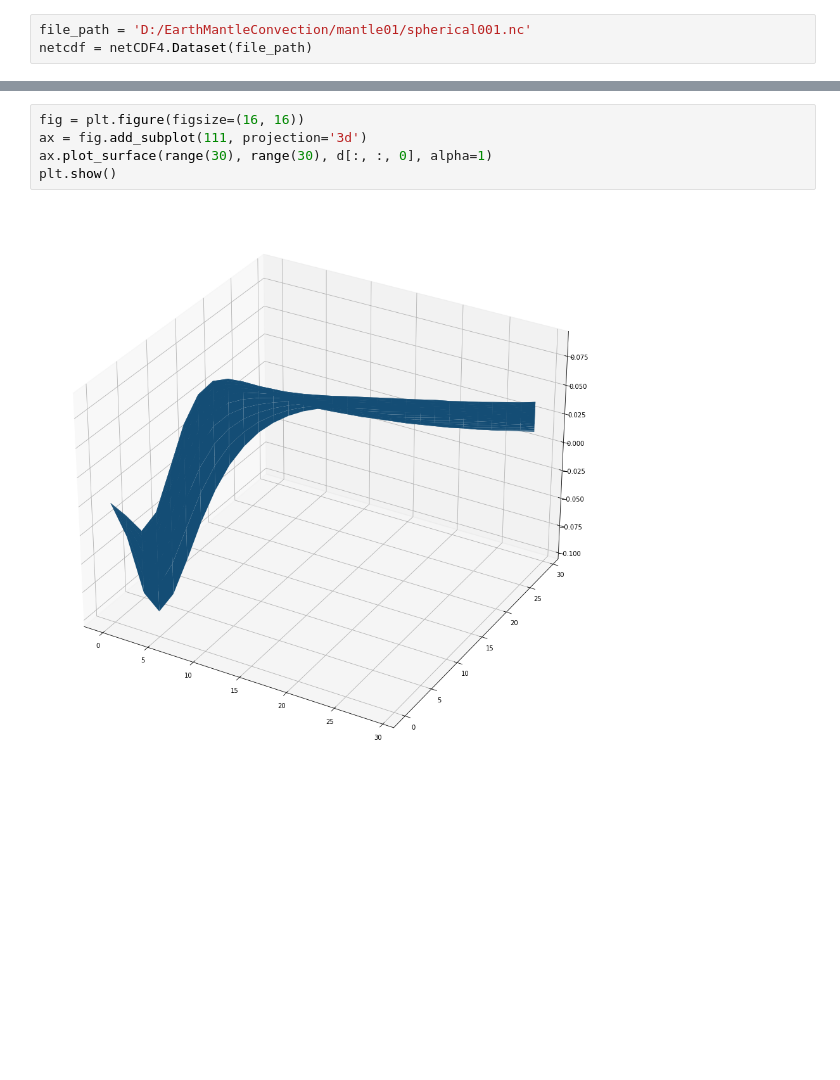
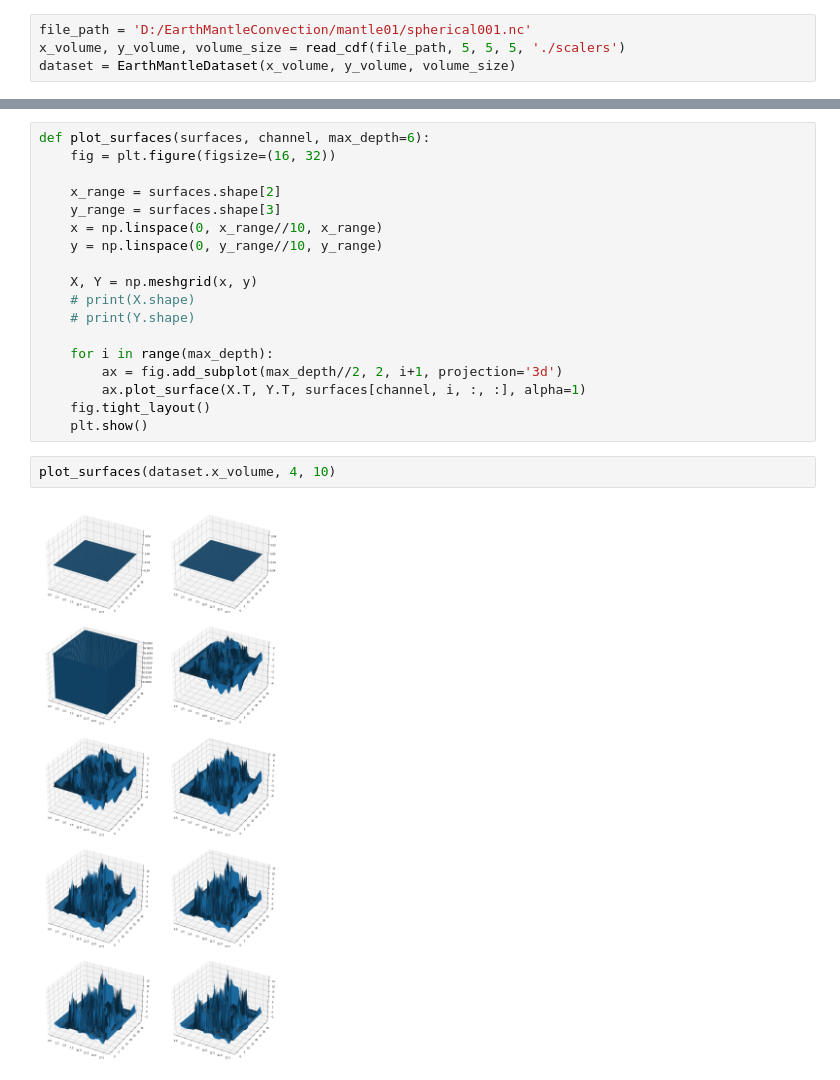
Before and after one commit to saraitne11/EarthMantleConvection, a Jupyter notebook: plot3d.ipynb, the cells around one changed output, grey strips where cells are left out. Cells and saved outputs as stored; diff of their text form; blank space fills up the shorter version.

```diff
--- a/plot3d.ipynb
+++ b/plot3d.ipynb
@@ -5,4 +7,5 @@ import matplotlib.pyplot as plt
 # %%
 file_path = 'D:/EarthMantleConvection/mantle01/spherical001.nc'
-netcdf = netCDF4.Dataset(file_path)
+x_volume, y_volume, volume_size = read_cdf(file_path, 5, 5, 5, './scalers')
+dataset = EarthMantleDataset(x_volume, y_volume, volume_size)
 # %%
@@ -11,7 +27,22 @@ d = d[:30, :30, :30]
+# %%
+def plot_surfaces(surfaces, channel, max_depth=6):
+    fig = plt.figure(figsize=(16, 32))
+
+    x_range = surfaces.shape[2]
+    y_range = surfaces.shape[3]
+    x = np.linspace(0, x_range//10, x_range)
+    y = np.linspace(0, y_range//10, y_range)
+
+    X, Y = np.meshgrid(x, y)
+    # print(X.shape)
+    # print(Y.shape)
+
+    for i in range(max_depth):
+        ax = fig.add_subplot(max_depth//2, 2, i+1, projection='3d')
+        ax.plot_surface(X.T, Y.T, surfaces[channel, i, :, :], alpha=1)
+    fig.tight_layout()
+    plt.show()
 # %%
-fig = plt.figure(figsize=(16, 16))
-ax = fig.add_subplot(111, projection='3d')
-ax.plot_surface(range(30), range(30), d[:, :, 0], alpha=1)
-plt.show()
+plot_surfaces(dataset.x_volume, 4, 10)
 # %% [output]
-[figure, old version]
+[figure, new version]
```
Also changed, not shown: parts of 3 cells of this notebook, 5 other files.
